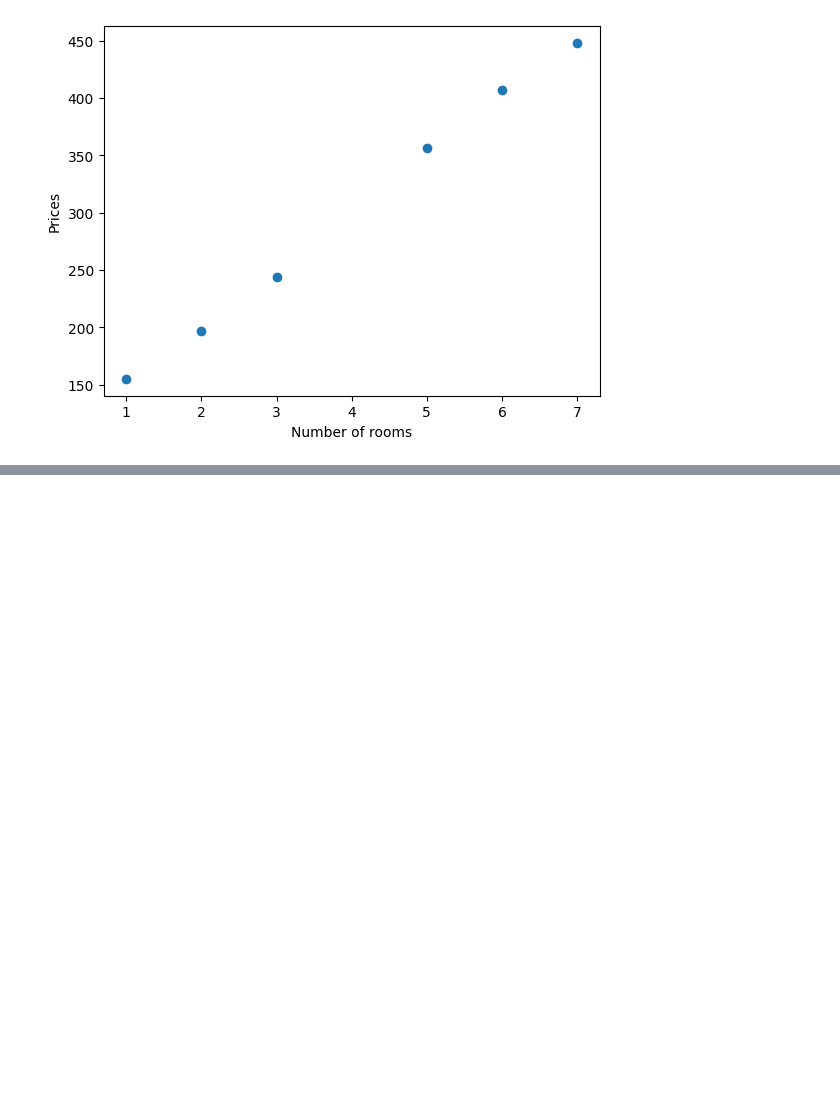
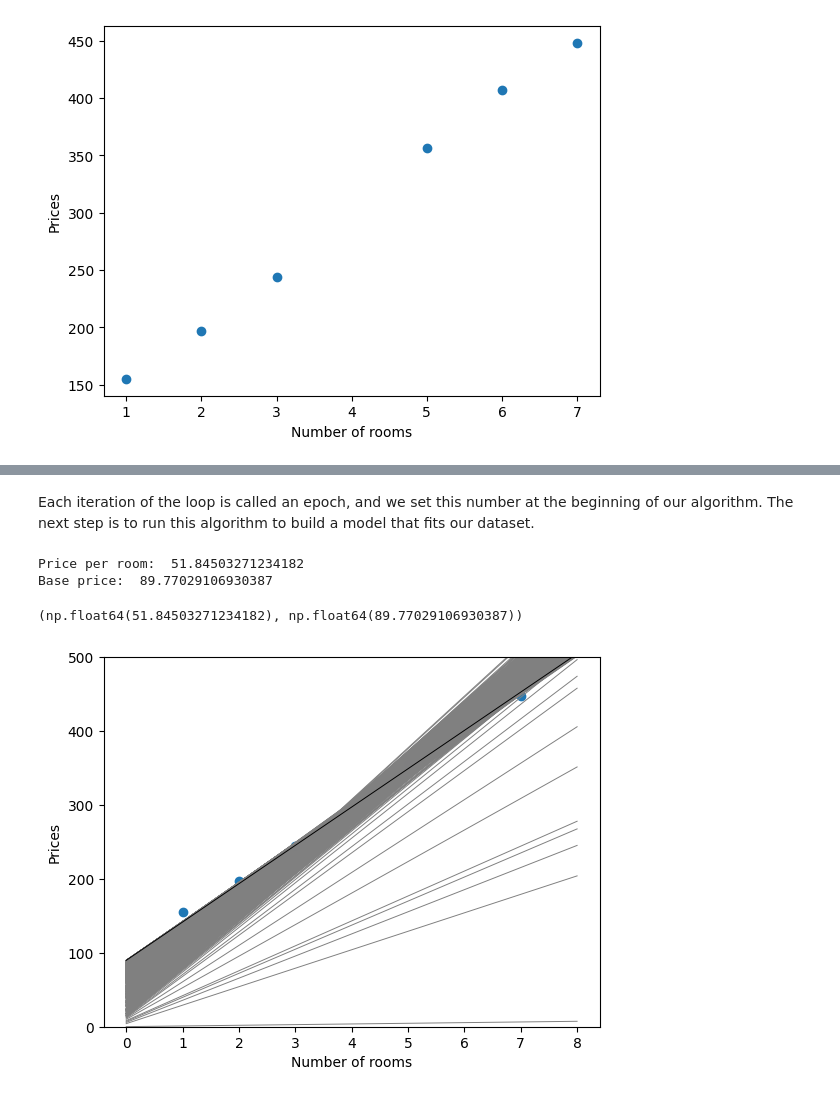
Before and after one commit to JayZeus999/Math-For-ML, a Jupyter notebook: Grokking-ML/linear-regression.ipynb, the cells around one changed output, grey strips where cells are left out. Cells and saved outputs as stored; diff of their text form; code cells hidden in the pictures; blank space fills up the shorter version.

Commit message:
Run linear regression model

```diff
--- a/Grokking-ML/linear-regression.ipynb
+++ b/Grokking-ML/linear-regression.ipynb
@@ -92,6 +64,10 @@ print(labels)
 # %% [markdown]
 #### Plotting the dataset
 # %%
+def draw_line(slope, y_intercept, color="grey", linewidth=0.7, starting=0, ending=8):
+    x = np.linspace(starting, ending, 1000)
+    plt.plot(x, (slope * x) + y_intercept, linestyle="-", color=color, linewidth=linewidth)
+
 def plot_points(features, labels):
     X = features
     y = labels
@@ -104,0 +90,40 @@ plot_points(features, labels)
+# %% [markdown]
+Each iteration of the loop is called an epoch, and we set this number at the beginning of
+our algorithm.
+The next step is to run this algorithm to build a model that fits our dataset.
+# %%
+def linear_regression(features, labels, learning_rate=0.01, epochs=1000):
+    # Generates (pseudo) rdm values for the slope and the y-intercept
+    price_per_room = random.random()
+    base_price = random.random()
+    # Repeats the update step many times
+    for epoch in range(epochs):
+        if True:
+            draw_line(price_per_room, base_price, starting=0, ending=8)
+        i = random.randint(0, len(features)-1) # Picks a random point on our dataset
+        num_rooms = features[i]
+        price = labels[i]
+
+        # Applies the square trick to move the line closer to our point
+        price_per_room, base_price = square_trick(base_price,
+                                                  price_per_room,
+                                                  num_rooms,
+                                                  price,
+                                                  learning_rate=learning_rate)
+
+    draw_line(price_per_room, base_price, "black", starting=0, ending=8)
+    plot_points(features, labels)
+    print("Price per room: ", price_per_room)
+    print("Base price: ", base_price)
+
+    return price_per_room, base_price
+
+# This line is for the x-axis to appear in the figure
+plt.ylim(0, 500)
+
+linear_regression(features, labels, learning_rate=0.01, epochs=1000)
+# %% [output]
+Price per room:  51.84503271234182
+Base price:  89.77029106930387
+(np.float64(51.84503271234182), np.float64(89.77029106930387))
+[figure, added]
```
Also changed, not shown: parts of 5 cells of this notebook.
